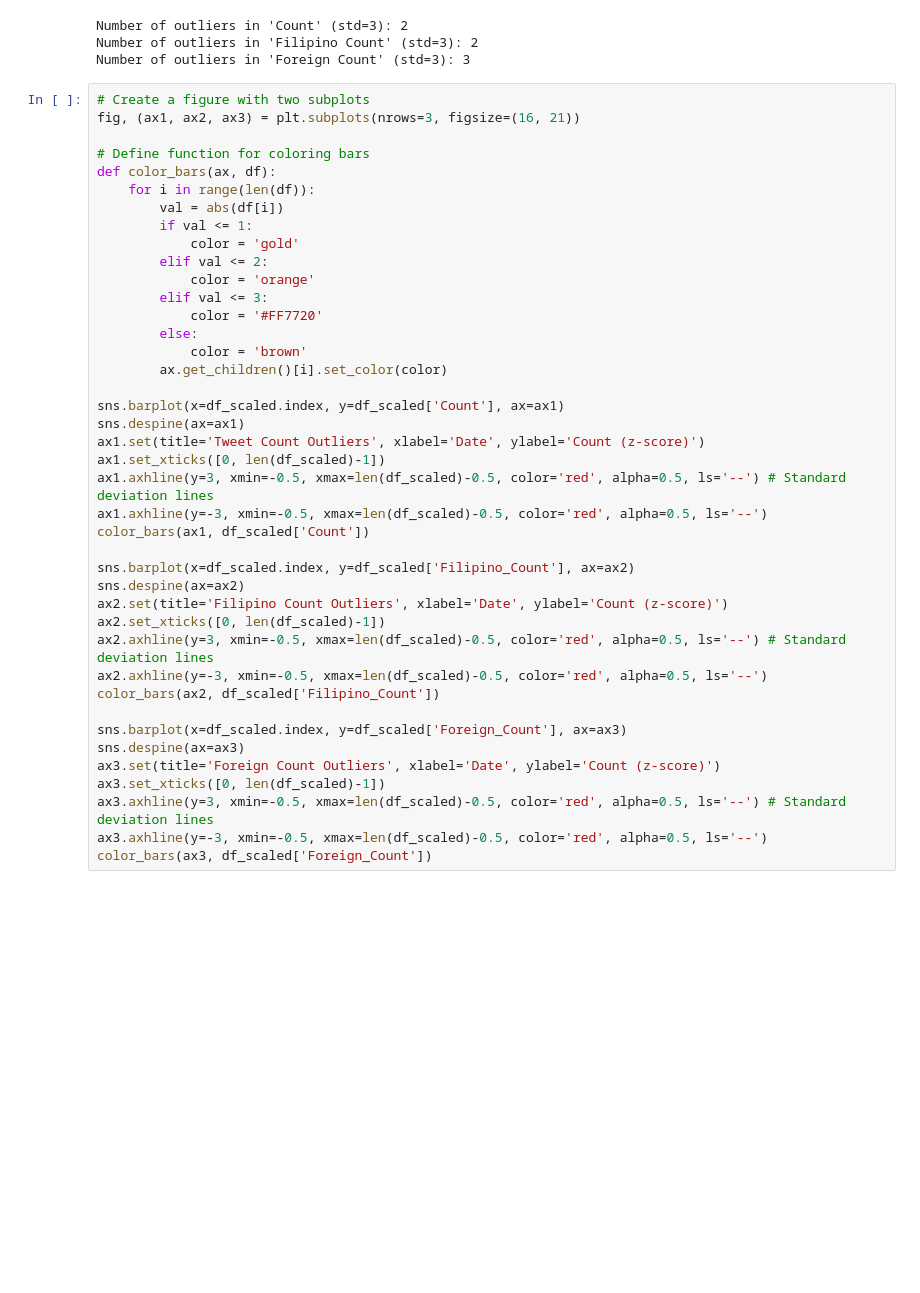
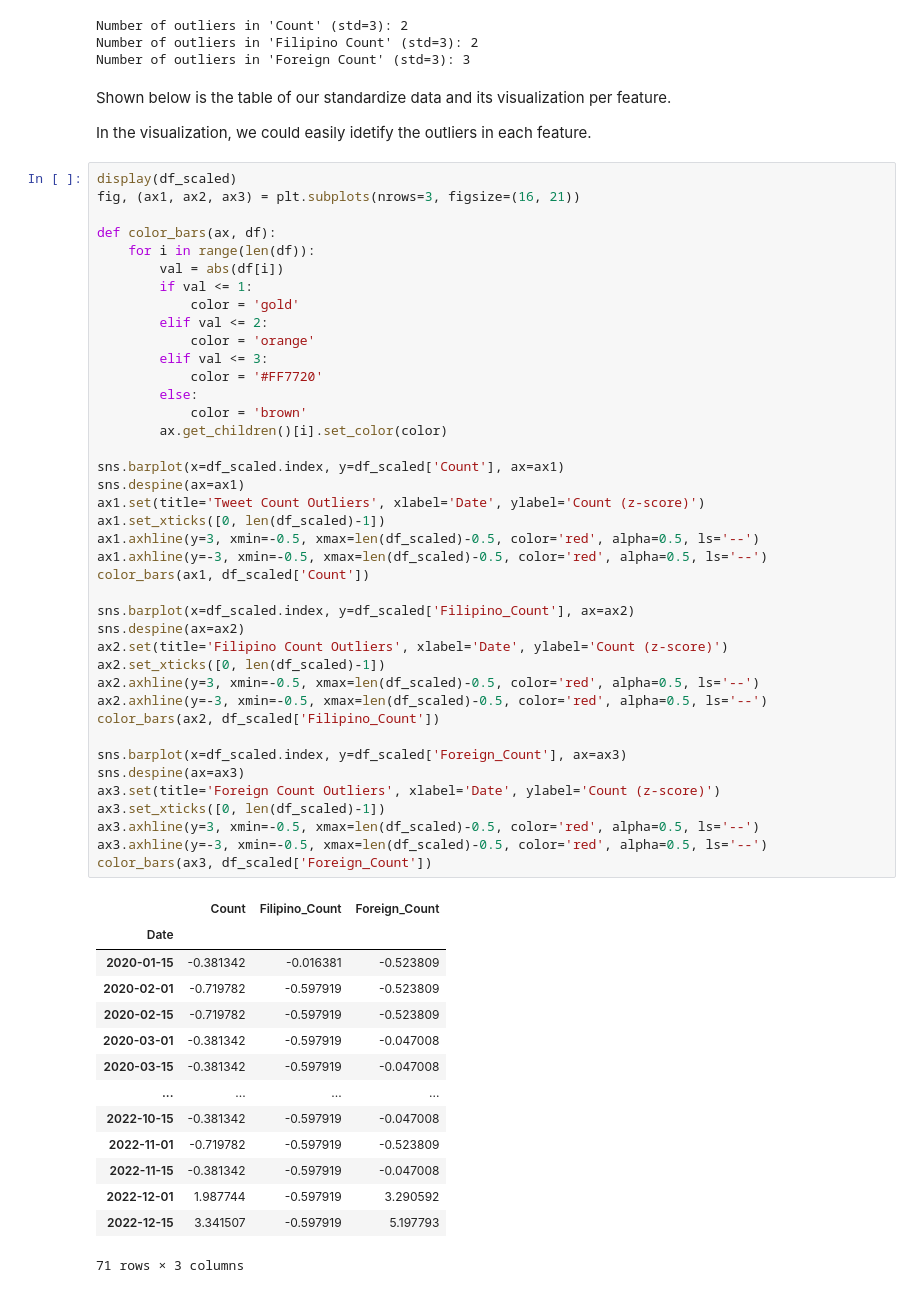
Before and after one commit to KituIco/cs132-g28-covid-vaccine-implants, a Jupyter notebook: misc/Data-Exploration-TimeSeries.ipynb, the cells around one changed output. Saved outputs shown, nothing was run; the diff lists cells and outputs as text; blank space fills up the shorter version.

```diff
--- a/misc/Data-Exploration-TimeSeries.ipynb
+++ b/misc/Data-Exploration-TimeSeries.ipynb
@@ -327,11 +334,14 @@ print(f"Number of outliers in 'Foreign Count' (std=3): {n_out_Foreign}")
 Number of outliers in 'Count' (std=3): 2
 Number of outliers in 'Filipino Count' (std=3): 2
 Number of outliers in 'Foreign Count' (std=3): 3
+# %% [markdown]
+Shown below is the table of our standardize data and its visualization per feature.
+
+In the visualization, we could easily idetify the outliers in each feature.
 # %%
-# Create a figure with two subplots
+display(df_scaled)
 fig, (ax1, ax2, ax3) = plt.subplots(nrows=3, figsize=(16, 21))
 
-# Define function for coloring bars
 def color_bars(ax, df):
     for i in range(len(df)):
         val = abs(df[i])
@@ -339,34 +349,48 @@ def color_bars(ax, df):
             color = 'gold'
         elif val <= 2:
             color = 'orange'
         elif val <= 3:
             color = '#FF7720'
         else:
             color = 'brown'
         ax.get_children()[i].set_color(color)
 
 sns.barplot(x=df_scaled.index, y=df_scaled['Count'], ax=ax1)
 sns.despine(ax=ax1)
 ax1.set(title='Tweet Count Outliers', xlabel='Date', ylabel='Count (z-score)')
 ax1.set_xticks([0, len(df_scaled)-1])
-ax1.axhline(y=3, xmin=-0.5, xmax=len(df_scaled)-0.5, color='red', alpha=0.5, ls='--') # Standard deviation lines
+ax1.axhline(y=3, xmin=-0.5, xmax=len(df_scaled)-0.5, color='red', alpha=0.5, ls='--')
 ax1.axhline(y=-3, xmin=-0.5, xmax=len(df_scaled)-0.5, color='red', alpha=0.5, ls='--')
 color_bars(ax1, df_scaled['Count'])
 
 sns.barplot(x=df_scaled.index, y=df_scaled['Filipino_Count'], ax=ax2)
 sns.despine(ax=ax2)
 ax2.set(title='Filipino Count Outliers', xlabel='Date', ylabel='Count (z-score)')
 ax2.set_xticks([0, len(df_scaled)-1])
-ax2.axhline(y=3, xmin=-0.5, xmax=len(df_scaled)-0.5, color='red', alpha=0.5, ls='--') # Standard deviation lines
+ax2.axhline(y=3, xmin=-0.5, xmax=len(df_scaled)-0.5, color='red', alpha=0.5, ls='--')
 ax2.axhline(y=-3, xmin=-0.5, xmax=len(df_scaled)-0.5, color='red', alpha=0.5, ls='--')
 color_bars(ax2, df_scaled['Filipino_Count'])
 
 sns.barplot(x=df_scaled.index, y=df_scaled['Foreign_Count'], ax=ax3)
 sns.despine(ax=ax3)
 ax3.set(title='Foreign Count Outliers', xlabel='Date', ylabel='Count (z-score)')
 ax3.set_xticks([0, len(df_scaled)-1])
-ax3.axhline(y=3, xmin=-0.5, xmax=len(df_scaled)-0.5, color='red', alpha=0.5, ls='--') # Standard deviation lines
+ax3.axhline(y=3, xmin=-0.5, xmax=len(df_scaled)-0.5, color='red', alpha=0.5, ls='--')
 ax3.axhline(y=-3, xmin=-0.5, xmax=len(df_scaled)-0.5, color='red', alpha=0.5, ls='--')
 color_bars(ax3, df_scaled['Foreign_Count'])
 # %% [output]
+|  | Count | Filipino_Count | Foreign_Count |
+| Date |  |  |  |
+| 2020-01-15 | -0.381342 | -0.016381 | -0.523809 |
+| 2020-02-01 | -0.719782 | -0.597919 | -0.523809 |
+| 2020-02-15 | -0.719782 | -0.597919 | -0.523809 |
+| 2020-03-01 | -0.381342 | -0.597919 | -0.047008 |
+| 2020-03-15 | -0.381342 | -0.597919 | -0.047008 |
+| ... | ... | ... | ... |
+| 2022-10-15 | -0.381342 | -0.597919 | -0.047008 |
+| 2022-11-01 | -0.719782 | -0.597919 | -0.523809 |
+| 2022-11-15 | -0.381342 | -0.597919 | -0.047008 |
+| 2022-12-01 | 1.987744 | -0.597919 | 3.290592 |
+| 2022-12-15 | 3.341507 | -0.597919 | 5.197793 |
+71 rows × 3 columns
 [figure]
```
Also changed, not shown: parts of 1 cell of this notebook.
